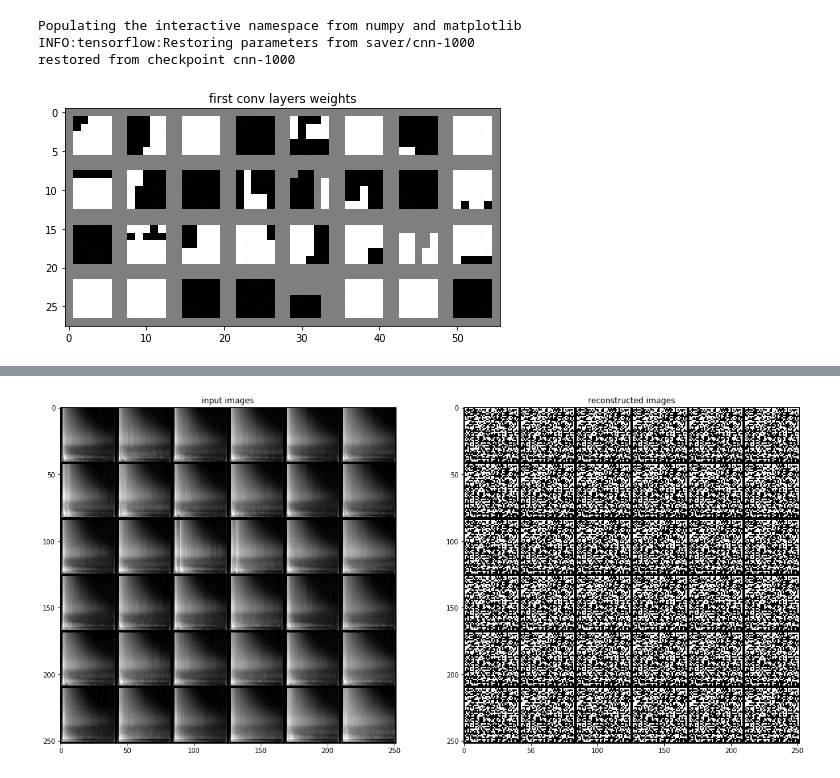
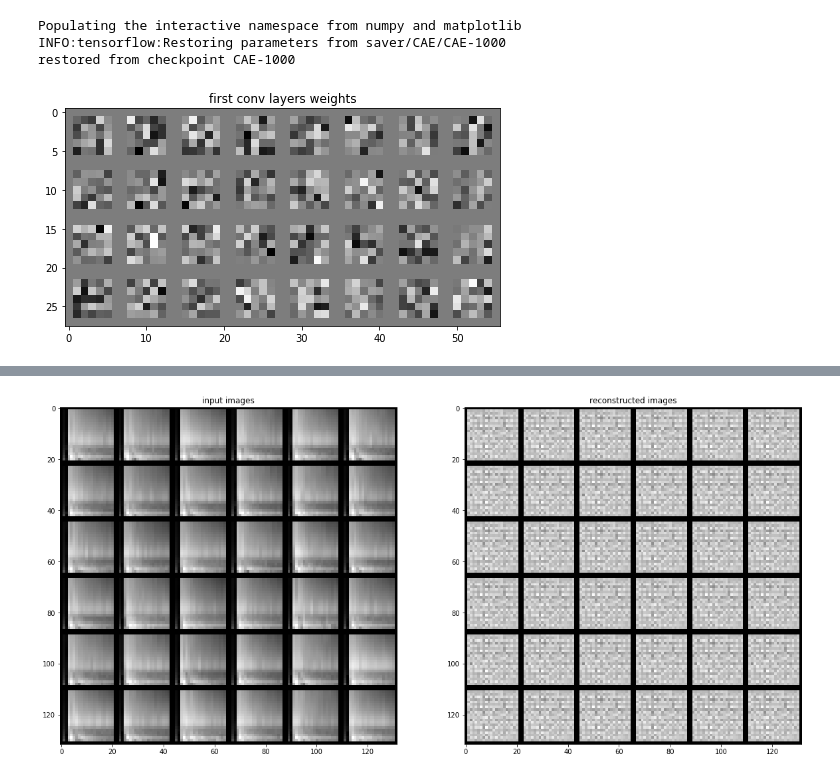
Before and after one commit to imjustadog/AE-ANALYSIS-CLASSIFICATION, a Jupyter notebook: CAE.ipynb, the cells around one changed output, grey strips where cells are left out. Drawn from its saved outputs; the diff is of its cells as text; code cells hidden in the pictures.

```diff
--- a/CAE.ipynb
+++ b/CAE.ipynb
@@ -16,7 +16,7 @@ class ConvolutionalAutoencoder(object):
         build the graph
         """
         # place holder of input data
-        x = tf.placeholder(tf.float32, shape=[None, 40, 40, 1])  # [#batch, img_height, img_width, #channels]
+        x = tf.placeholder(tf.float32, shape=[None, 20, 20, 1])  # [#batch, img_height, img_width, #channels]
 
         # encode
         conv1 = Convolution2D([5, 5, 1, 32], activation=tf.nn.relu, scope='conv_1')(x)
@@ -26,8 +26,8 @@ class ConvolutionalAutoencoder(object):
         unfold = Unfold(scope='unfold')(pool2)
         encoded = FullyConnected(20, activation=tf.nn.relu, scope='encode')(unfold)
         # decode
-        decoded = FullyConnected(10*10*32, activation=tf.nn.relu, scope='decode')(encoded)
-        fold = Fold([-1, 10, 10, 32], scope='fold')(decoded)
+        decoded = FullyConnected(5*5*32, activation=tf.nn.relu, scope='decode')(encoded)
+        fold = Fold([-1, 5, 5, 32], scope='fold')(decoded)
         unpool1 = UnPooling((2, 2), output_shape=tf.shape(conv2), scope='unpool_1')(fold)
         deconv1 = DeConvolution2D([5, 5, 32, 32], output_shape=tf.shape(pool1), activation=tf.nn.relu, scope='deconv_1')(unpool1)
         unpool2 = UnPooling((2, 2), output_shape=tf.shape(conv1), scope='unpool_2')(deconv1)
@@ -37,7 +37,7 @@ class ConvolutionalAutoencoder(object):
         loss = tf.nn.l2_loss(x - reconstruction)  # L2 loss
 
         # training
-        training = tf.train.AdamOptimizer(5).minimize(loss)
+        training = tf.train.AdamOptimizer(1e-4).minimize(loss)
 
         #
         self.x = x
@@ -54,7 +54,7 @@ class ConvolutionalAutoencoder(object):
         :return:
         """
         pwd = os.getcwd()
-        tfrecord_file_path = pwd + "/input_image.tfrecord"
+        tfrecord_file_path = pwd + "/SAE_input2.tfrecord"
         filename_queue = tf.train.string_input_producer(
                                       tf.train.match_filenames_once(tfrecord_file_path),
                                       shuffle=True, num_epochs=None)
@@ -64,15 +64,16 @@ class ConvolutionalAutoencoder(object):
         features = tf.parse_single_example(serialized_example,
                                                features={'data': tf.FixedLenFeature([], tf.string)})
         img = tf.decode_raw(features['data'], tf.uint8)
-        img = tf.reshape(img, [40, 40, 1])
-        input_batch = tf.train.shuffle_batch([img],batch_size=10,capacity=1000,min_after_dequeue=100,num_threads=1)
+        img = tf.image.convert_image_dtype(img,tf.float32)
+        img = tf.reshape(img, [20, 20, 1])
+        input_batch = tf.train.shuffle_batch([img],batch_size=10,capacity=500,min_after_dequeue=250,num_threads=1)
 
         with tf.Session() as sess:
             # prepare session
             if new_training:
                 saver, global_step = Model.start_new_session(sess)
             else:
-                saver, global_step = Model.continue_previous_session(sess, ckpt_file='saver/checkpoint')
+                saver, global_step = Model.continue_previous_session(sess, ckpt_file='saver/CAE/checkpoint')
 
             tf.local_variables_initializer().run()
             tf.global_variables_initializer().run()
@@ -84,12 +85,12 @@ class ConvolutionalAutoencoder(object):
                 x = input_batch.eval()
                 self.training.run(feed_dict={self.x: x})
 
-                if step % 10 == 0:
+                if step % 100 == 0:
                     loss = self.loss.eval(feed_dict={self.x: x})
                     print("pass {}, training loss {}".format(step, loss))
 
                 if step % 1000 == 0:  # save weights
-                    saver.save(sess, 'saver/cnn', global_step=step)
+                    saver.save(sess, 'saver/CAE/CAE', global_step=step)
                     print('checkpoint saved')
 
             coord.request_stop()
@@ -112,7 +113,7 @@ class ConvolutionalAutoencoder(object):
             return grid.squeeze()
 
         with tf.Session() as sess:
-            saver, global_step = Model.continue_previous_session(sess, ckpt_file='saver/checkpoint')
+            saver, global_step = Model.continue_previous_session(sess, ckpt_file='saver/CAE/checkpoint')
 
             # visualize weights
             first_layer_weights = tf.get_default_graph().get_tensor_by_name("conv_1/kernel:0").eval()
@@ -125,7 +126,7 @@ class ConvolutionalAutoencoder(object):
 
             # visualize results
             pwd = os.getcwd()
-            tfrecord_file_path = pwd + "/input_image.tfrecord"
+            tfrecord_file_path = pwd + "/SAE_input2.tfrecord"
             filename_queue = tf.train.string_input_producer(
                                           tf.train.match_filenames_once(tfrecord_file_path),
                                           shuffle=True, num_epochs=None)
@@ -135,7 +136,8 @@ class ConvolutionalAutoencoder(object):
             features = tf.parse_single_example(serialized_example,
                                                    features={'data': tf.FixedLenFeature([], tf.string)})
             img = tf.decode_raw(features['data'], tf.uint8)
-            img = tf.reshape(img, [40, 40, 1])
+            img = tf.image.convert_image_dtype(img,tf.float32)
+            img = tf.reshape(img, [20, 20, 1])
             input_batch = tf.train.batch([img],batch_size=36)
 
             with tf.Session() as sess:
@@ -163,16 +165,16 @@ class ConvolutionalAutoencoder(object):
 
 def main():
     conv_autoencoder = ConvolutionalAutoencoder()
-    #conv_autoencoder.train(passes=100000, new_training=True)
+    #conv_autoencoder.train(passes=10000, new_training=True)
     conv_autoencoder.reconstruct()
 
 if __name__ == '__main__':
     main()
 # %% [output]
 Populating the interactive namespace from numpy and matplotlib
-INFO:tensorflow:Restoring parameters from saver/cnn-1000
-restored from checkpoint cnn-1000
+INFO:tensorflow:Restoring parameters from saver/CAE/CAE-1000
+restored from checkpoint CAE-1000
-[figure, old version]
+[figure, new version]
 WARNING:tensorflow:From /usr/local/lib/python3.5/dist-packages/tensorflow/python/training/input.py:187: QueueRunner.__init__ (from tensorflow.python.training.queue_runner_impl) is deprecated and will  ...
 Instructions for updating:
 To construct input pipelines, use the `tf.data` module.
@@ -183,3 +185,3 @@ WARNING:tensorflow:From <ipython-input-1-d16ee332a17f>:144: start_queue_runners
 Instructions for updating:
 To construct input pipelines, use the `tf.data` module.
-[figure, old version]
+[figure, new version]
```
Also changed, not shown: parts of 1 cell of this notebook, 40 other files.
